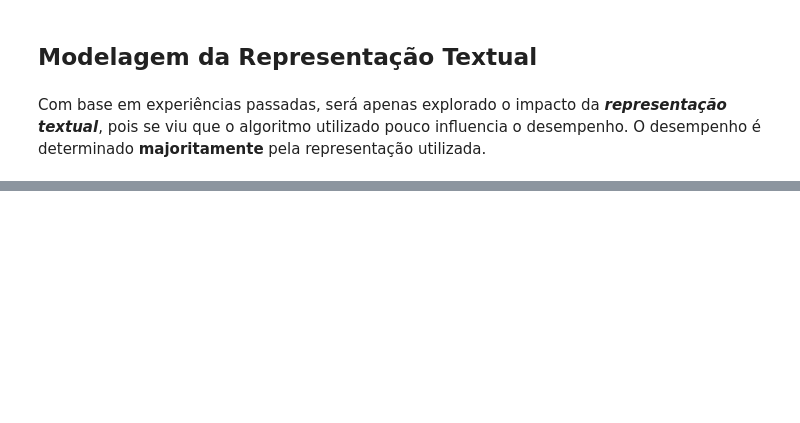
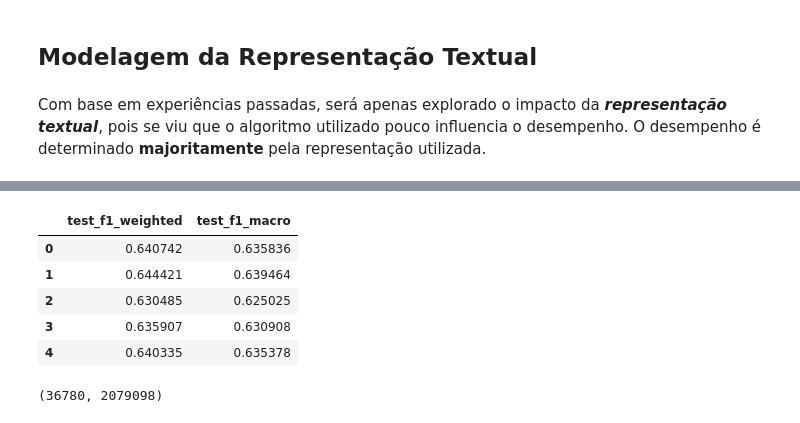
Before and after one commit to Marcos-Med/PLN, a Jupyter notebook: Marcos/ep2.ipynb, the cells around one changed output, grey strips where cells are left out. Drawn from its saved outputs; the diff is of its cells as text; code cells hidden in the pictures; blank space fills up the shorter version.

```diff
--- a/Marcos/ep2.ipynb
+++ b/Marcos/ep2.ipynb
@@ -77,0 +182,4 @@ X.shape
+# %%
+tf_gr1 = TfidfVectorizer(ngram_range=(1,2)) # unigramas e bigramas
+X_gr1 = tf_gr1.fit_transform(df['req_text'])
+X_gr1.shape
@@ -77,0 +188,9 @@ X.shape
+# %%
+results = cross_validate(
+    estimator=model,
+    X = X_gr1,
+    y = df['profession_encoded'],
+    cv = 5,
+    scoring = ['f1_weighted', 'f1_macro'],
+    return_train_score= False
+)
@@ -77,0 +215,17 @@ X.shape
+# %%
+results_df = pd.DataFrame(results)
+results_df.drop(['fit_time', 'score_time'], axis=1, inplace=True)
+results_df
+# %% [output]
+|  | test_f1_weighted | test_f1_macro |
+| 0 | 0.640742 | 0.635836 |
+| 1 | 0.644421 | 0.639464 |
+| 2 | 0.630485 | 0.625025 |
+| 3 | 0.635907 | 0.630908 |
+| 4 | 0.640335 | 0.635378 |
+# %%
+tf_gr2 = TfidfVectorizer(ngram_range=(1,3)) # Unigramas, bigramas e trigramas
+X_gr2 = tf_gr2.fit_transform(df['req_text'])
+X_gr2.shape
+# %% [output]
+(36780, 2079098)
```
Also changed, not shown: parts of 27 cells of this notebook.
